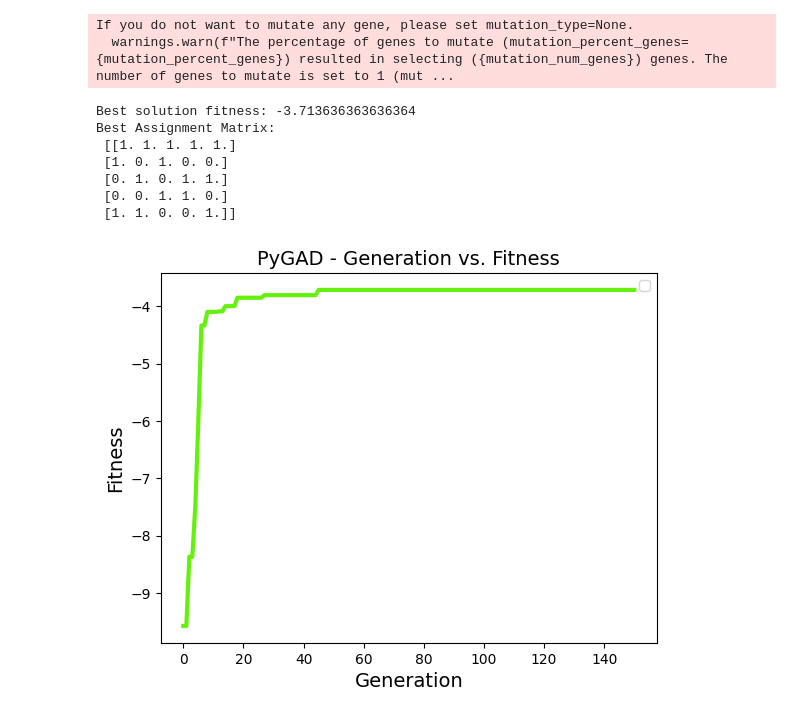
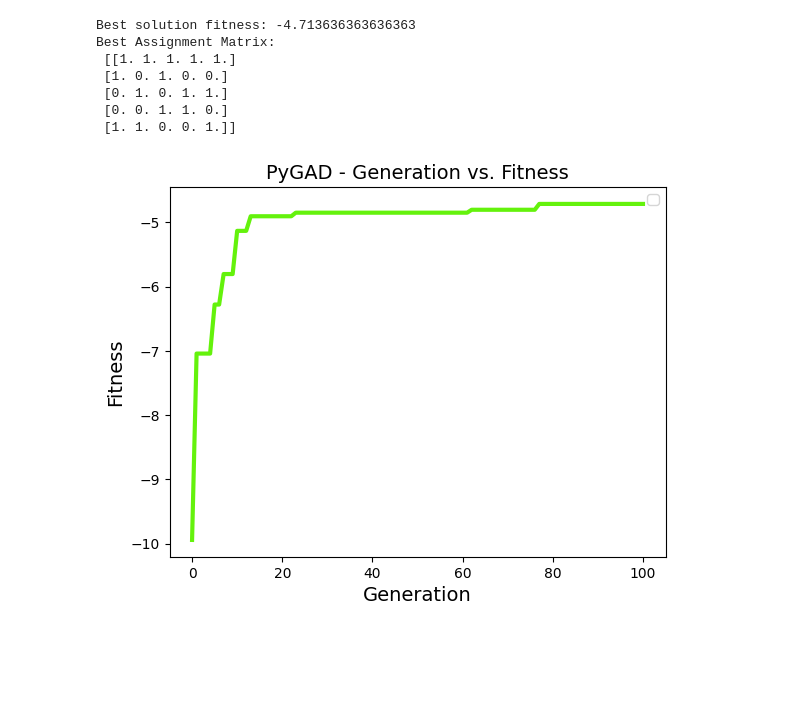
Before and after one commit to AtanasChestojanov/IS-seminar-1, a Jupyter notebook: seminar1.ipynb, the cells around one changed output. Cells and saved outputs as stored; diff of their text form; code cells hidden in the pictures; blank space fills up the shorter version.

```diff
--- a/seminar1.ipynb
+++ b/seminar1.ipynb
@@ -101,11 +101,10 @@ def generate_random_solution(num_reviewers, num_papers, reviewer_capacity):
         solution[reviewer, papers_to_assign] = 1
     return solution
 # %%
-def find_solution(file_path, parent_selection_type,crossover_type,mutation_type):
+def find_solution1(file_path, parent_selection_type,crossover_type,mutation_type, num_solutions):
     preferences, friendships, authorship, capacity, min_reviews, max_reviews = extract_data(file_path)
     num_reviewers, num_papers = preferences.shape
 
-    num_solutions = 50  # Number of solutions in the population
 
     initial_population = [
         generate_valid_solution(num_reviewers, num_papers, capacity, min_reviews).flatten()
@@ -134,8 +133,8 @@ def find_solution(file_path, parent_selection_type,crossover_type,mutation_type)
 
 
     ga_instance = pygad.GA(
-    num_generations=150,
-    num_parents_mating=25,
+    num_generations=100,
+    num_parents_mating=20,
     fitness_func=fitness_function,
     sol_per_pop=len(initial_population),
     num_genes=num_reviewers * num_papers,  # Flattened assignment matrix
@@ -144,7 +143,7 @@ def find_solution(file_path, parent_selection_type,crossover_type,mutation_type)
     parent_selection_type=parent_selection_type,
     crossover_type=crossover_type,
     mutation_type=mutation_type,
-    mutation_percent_genes=0.1
+    mutation_percent_genes=5
     )
 
 
@@ -159,23 +158,22 @@ def find_solution(file_path, parent_selection_type,crossover_type,mutation_type)
     best_assignment = solution.reshape((num_reviewers, num_papers))
     print("Best Assignment Matrix:\n", best_assignment)
 
+
     ga_instance.plot_fitness()
 # %%
-find_solution("datasets/easy_dataset_1.json", "tournament", "two_points", "random")
+find_solution("datasets/easy_dataset_1.json", "tournament", "two_points", "random", 50)
 # %% [output]
 |  | dataset_id | num_papers | num_reviewers | reviewer_capacity | min_reviews_per_paper | max_reviews_per_paper | ... |
 | 0 | Easy Dataset 1 | 5 | 5 | 3 | 3 | 5 | ... |
 | 1 | Easy Dataset 1 | 5 | 5 | 3 | 3 | 5 | ... |
 | 2 | Easy Dataset 1 | 5 | 5 | 3 | 3 | 5 | ... |
 | 3 | Easy Dataset 1 | 5 | 5 | 3 | 3 | 5 | ... |
 | 4 | Easy Dataset 1 | 5 | 5 | 3 | 3 | 5 | ... |
-If you do not want to mutate any gene, please set mutation_type=None.
-  warnings.warn(f"The percentage of genes to mutate (mutation_percent_genes={mutation_percent_genes}) resulted in selecting ({mutation_num_genes}) genes. The number of genes to mutate is set to 1 (mut ...
+Best solution fitness: -4.713636363636363
+Best Assignment Matrix:
+ [[1. 1. 1. 1. 1.]
+ [1. 0. 1. 0. 0.]
+ [0. 1. 0. 1. 1.]
+ [0. 0. 1. 1. 0.]
+ [1. 1. 0. 0. 1.]]
-Best solution fitness: -3.713636363636364
-Best Assignment Matrix:
- [[1. 1. 1. 1. 1.]
- [1. 0. 1. 0. 0.]
- [0. 1. 0. 1. 1.]
- [0. 0. 1. 1. 0.]
- [1. 1. 0. 0. 1.]]
-[figure, old version]
+[figure, new version]
```
Also changed, not shown: parts of 3 cells of this notebook.
